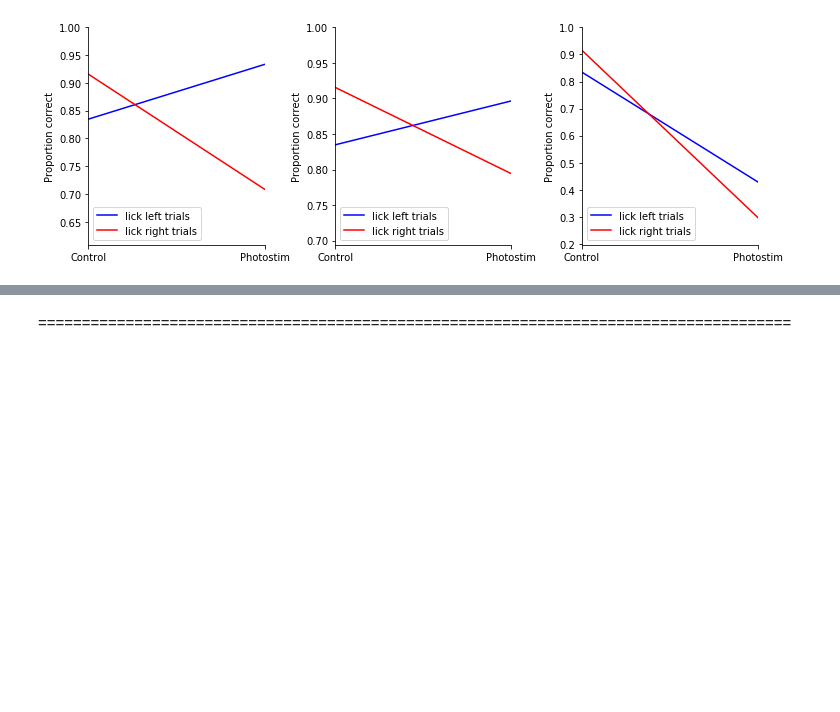
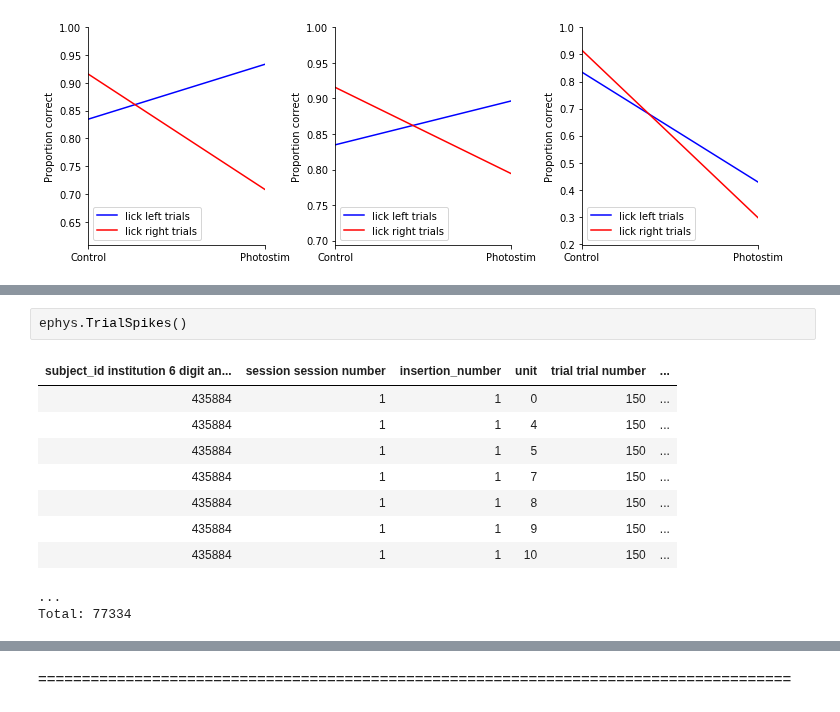
Before and after one commit to mesoscale-activity-map/map-ephys, a Jupyter notebook: notebook/plot_behavior.ipynb, the cells around one changed output, grey strips where cells are left out. Drawn from its saved outputs; the diff is of its cells as text; blank space fills up the shorter version.

```diff
--- a/notebook/plot_behavior.ipynb
+++ b/notebook/plot_behavior.ipynb
@@ -43,0 +49,13 @@ behavior_plot.plot_photostim_effect(session_key, bi_alm_photostim, axis=axs[2])
+# %%
+ephys.TrialSpikes()
+# %% [output]
+| subject_id institution 6 digit an... | session session number | insertion_number | unit | trial trial number | ... |
+| 435884 | 1 | 1 | 0 | 150 | ... |
+| 435884 | 1 | 1 | 4 | 150 | ... |
+| 435884 | 1 | 1 | 5 | 150 | ... |
+| 435884 | 1 | 1 | 7 | 150 | ... |
+| 435884 | 1 | 1 | 8 | 150 | ... |
+| 435884 | 1 | 1 | 9 | 150 | ... |
+| 435884 | 1 | 1 | 10 | 150 | ... |
+...
+Total: 77334
```
Also changed, not shown: parts of 14 cells of this notebook, 1 other file.
